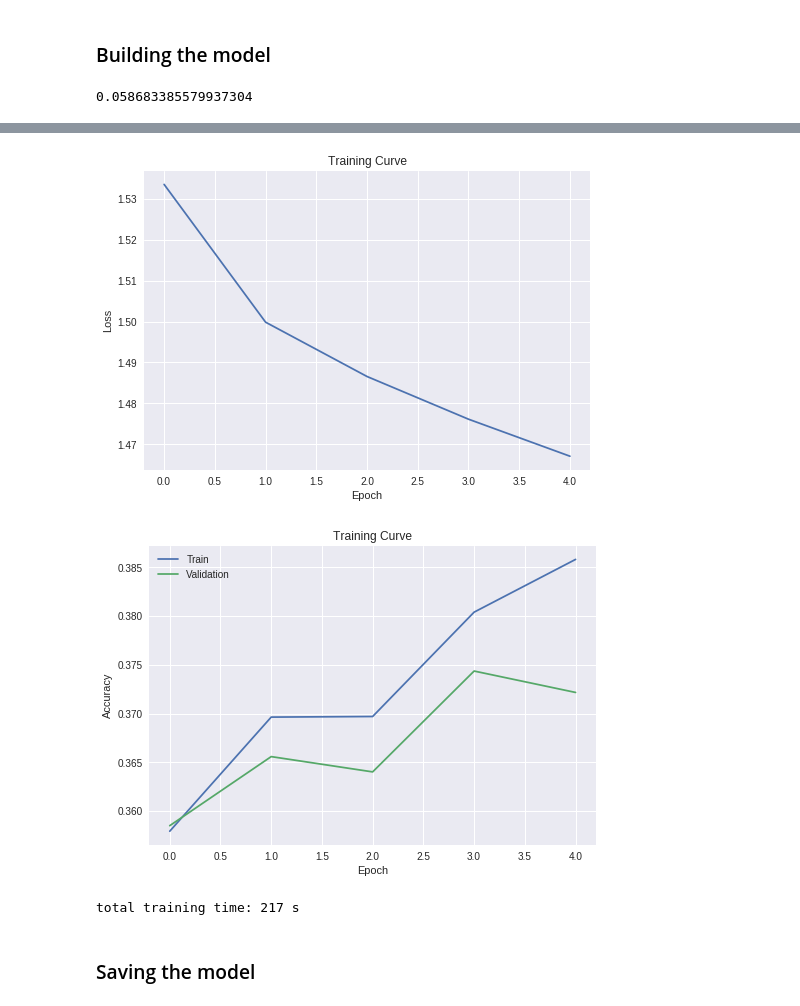
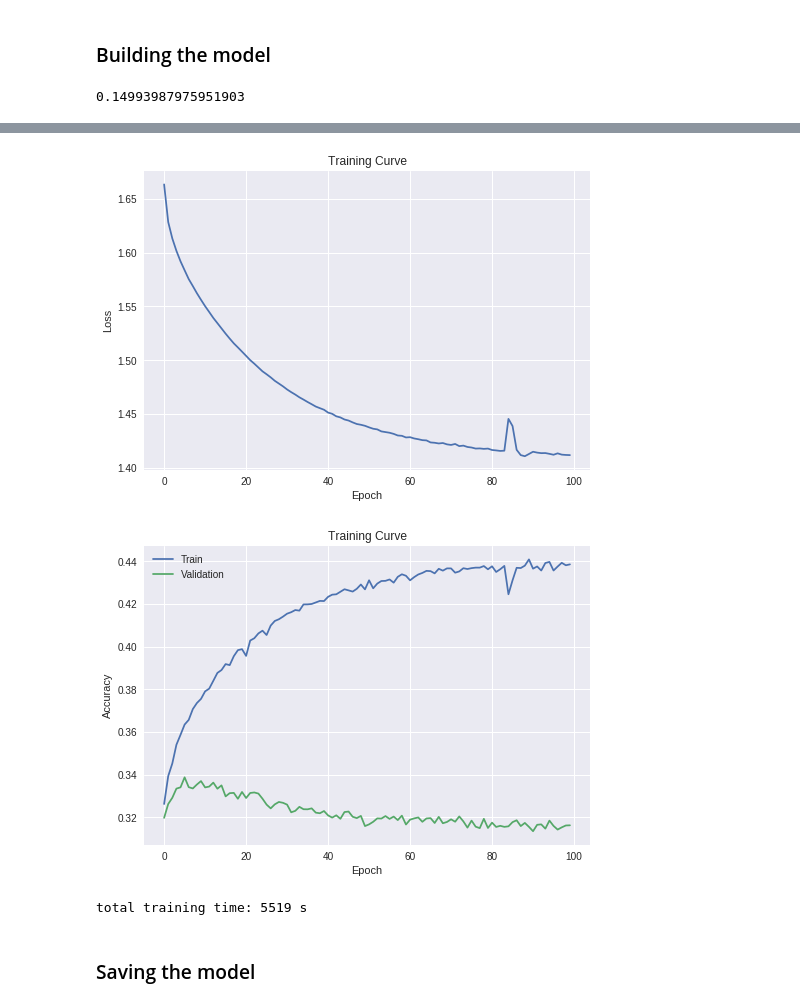
Before and after one commit to mohsenpour/PredictMoji, a Jupyter notebook: Base_model_with_checkpoint/Tweaked_Base_Model.ipynb, the cells around one changed output, grey strips where cells are left out. Saved outputs shown, nothing was run; the diff lists cells and outputs as text; code cells hidden in the pictures.

```diff
--- a/Base_model_with_checkpoint/Tweaked_Base_Model.ipynb
+++ b/Base_model_with_checkpoint/Tweaked_Base_Model.ipynb
@@ -164,20 +164,19 @@ class TweetLSTM(nn.Module):
         self.use_gpu = use_gpu
         self.emb = nn.Embedding.from_pretrained(glove.vectors)
         self.hidden_size = hidden_size
-        self.rnn = nn.LSTM(input_size, hidden_size, batch_first=True)
-        self.fc = nn.Linear(hidden_size, num_classes)
-
+        self.rnn = nn.LSTM(input_size, hidden_size,bidirectional=True,batch_first=True)
+        self.fc = nn.Linear(2 * hidden_size, num_classes) # 2 * hidden_size because LSTM is bidrectional
     def forward(self, x):
         # Look up the embedding
         x = self.emb(x)
         # Set an initial hidden state and cell state
 
         if self.use_gpu:
-          h0 = torch.zeros(1, x.size(0), self.hidden_size).cuda()
-          c0 = torch.zeros(1, x.size(0), self.hidden_size).cuda()
+          h0 = torch.zeros(2, x.size(0), self.hidden_size).cuda()
+          c0 = torch.zeros(2, x.size(0), self.hidden_size).cuda()
         else:
-          h0 = torch.zeros(1, x.size(0), self.hidden_size)
-          c0 = torch.zeros(1, x.size(0), self.hidden_size)
+          h0 = torch.zeros(2, x.size(0), self.hidden_size)
+          c0 = torch.zeros(2, x.size(0), self.hidden_size)
         # Forward propagate the LSTM
         out, _ = self.rnn(x, (h0, c0))
         # Pass the output of the last time step to the classifier
@@ -202,7 +201,7 @@ def get_accuracy(model, data_loader, use_gpu):
 
 get_accuracy(model, test_loader,use_gpu = True)
 # %% [output]
-0.058683385579937304
+0.14993987975951903
 # %%
 def train_rnn_network(model, train, valid, num_epochs=5, learning_rate=1e-5,use_gpu=True):
     if use_gpu:
@@ -255,7 +254,7 @@ def train_rnn_network(model, train, valid, num_epochs=5, learning_rate=1e-5,use_
 import time
 start = time.time()
 model = TweetLSTM(input_size=50, hidden_size=50, num_classes=num_classes,use_gpu=True)
-train_rnn_network(model, train_loader, valid_loader, num_epochs=5, learning_rate=1e-3,use_gpu=True)
+train_rnn_network(model, train_loader, valid_loader, num_epochs=100, learning_rate=1e-3,use_gpu=True)
 end = time.time()
 print("total training time:", int(end -start), "s")
 # %% [output]
@@ -278,7 +277,7 @@ Final Result for Epoch 5: Loss 1.467068; Val Acc 0.372163; Train Acc 0.385809
 -------------------------------------------------------------
-[figure, old version]
+[figure, new version]
-[figure, old version]
+[figure, new version]
-total training time: 217 s
+total training time: 5519 s
 # %% [markdown]
 ### Saving the model
 # %%
```
Also changed, not shown: parts of 13 cells of this notebook.
